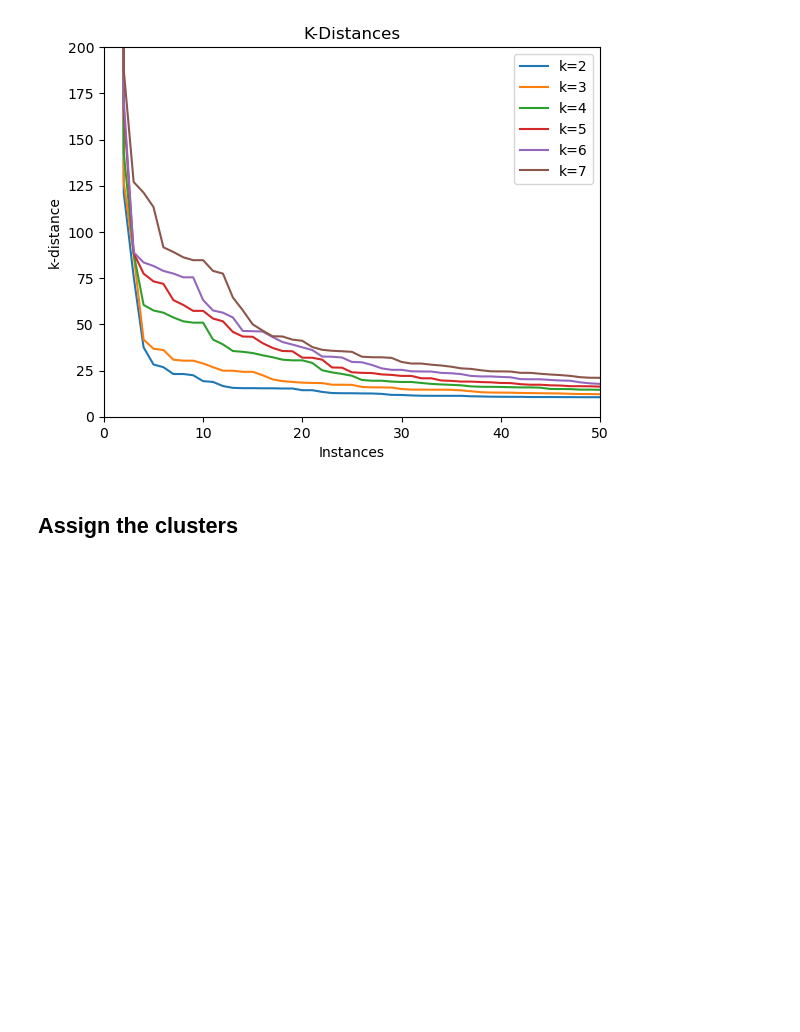
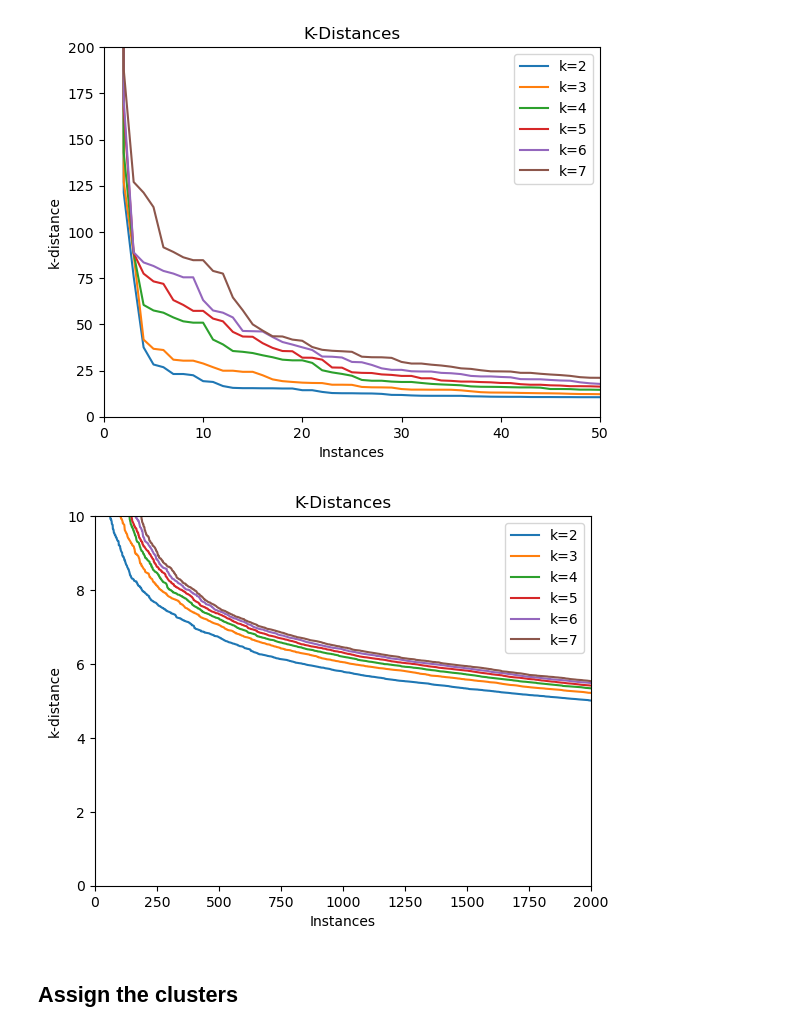
Before and after one commit to johnsonjzhou/comp90089-project, a Jupyter notebook: cluster/dbscan_v2.ipynb, the cells around one changed output. Saved outputs shown, nothing was run; the diff lists cells and outputs as text; code cells hidden in the pictures; blank space fills up the shorter version.

Commit message:
feat: tune v2 dbscan parameters

```diff
--- a/cluster/dbscan_v2.ipynb
+++ b/cluster/dbscan_v2.ipynb
@@ -46,6 +46,15 @@ k_list = [2, 3, 4, 5, 6, 7]
 dbscan_kdist_analysis_zoom(args=(k_list, df, 50, 200))
 # %% [output]
 [figure]
+# %%
+"""
+Use k-distances to determine min_pts and eps
+k = min_pts - 1
+"""
+k_list = [2, 3, 4, 5, 6, 7]
+dbscan_kdist_analysis_zoom(args=(k_list, df, 2000, 10))
+# %% [output]
+[figure, added]
 # %% [markdown]
 ## Assign the clusters
 # %%
```
Also changed, not shown: parts of 3 cells of this notebook, 2 other files.
